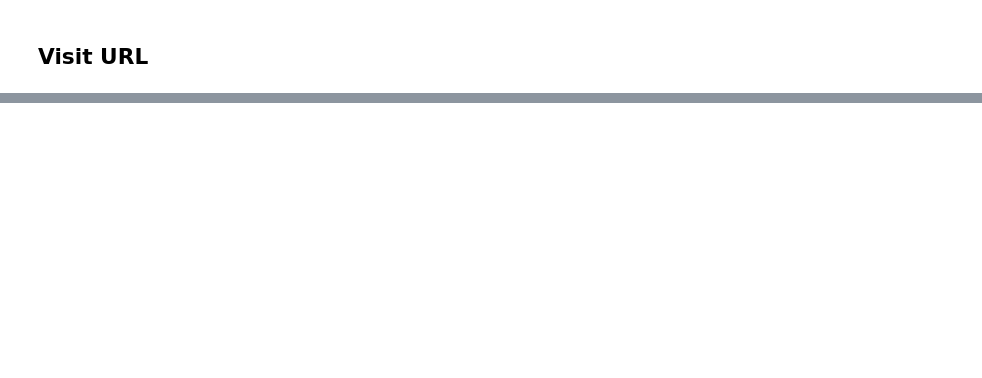
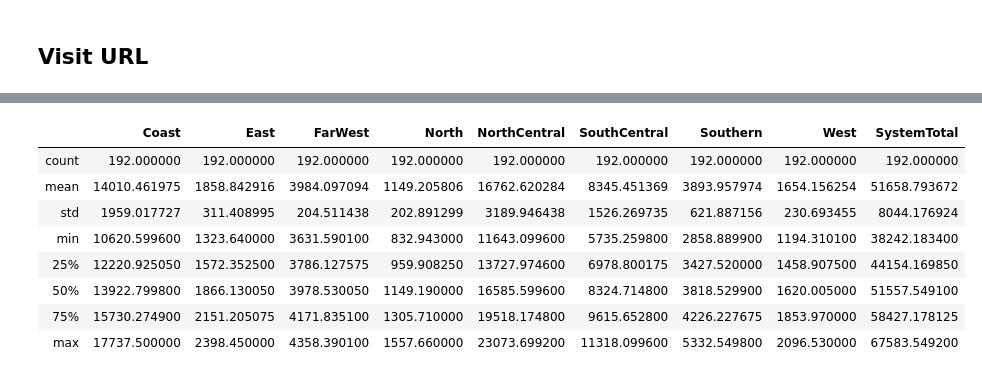
Before and after one commit to lolguin/ercot-project, a Jupyter notebook: pull_da_loadfcst.ipynb, the cells around one changed output, grey strips where cells are left out. Saved outputs shown, nothing was run; the diff lists cells and outputs as text; code cells hidden in the pictures; blank space fills up the shorter version.

```diff
--- a/pull_da_loadfcst.ipynb
+++ b/pull_da_loadfcst.ipynb
@@ -100,0 +102,4 @@ browser.visit(data_urls[0])
+# %%
+file = z.namelist()[0]
+# %%
+load_fcst = pd.read_csv(file)
@@ -100,0 +122,12 @@ browser.visit(data_urls[0])
+# %%
+#clean existing columns
+load_fcst['DeliveryDate'] = pd.to_datetime(load_fcst.DeliveryDate)
+load_fcst['HourEnding'] = load_fcst.HourEnding.str.split(':').str[0]
+
+#add file name and process info to df
+load_fcst['FileName'] = z.namelist()[0]
+load_fcst['ProcessDate'] = pd.to_datetime(load_fcst.FileName.str.split('.').str[3])
+load_fcst['ProcessHour'] = load_fcst.FileName.str.split('.').str[4]
+load_fcst['DT'] = pd.to_datetime(load_fcst.FileName.str.split('.').str[3] + load_fcst.FileName.str.split('.').str[4])
+# %%
+load_fcst['DeliveryDT'] = pd.to_datetime(load_fcst.DeliveryDate) + load_fcst.HourEnding.astype('timedelta64[h]')
@@ -100,0 +143,12 @@ browser.visit(data_urls[0])
+# %%
+load_fcst.describe()
+# %% [output]
+|  | Coast | East | FarWest | North | NorthCentral | SouthCentral | Southern | West | SystemTotal |
+| count | 192.000000 | 192.000000 | 192.000000 | 192.000000 | 192.000000 | 192.000000 | 192.000000 | 192.000000 | 192.000000 |
+| mean | 14010.461975 | 1858.842916 | 3984.097094 | 1149.205806 | 16762.620284 | 8345.451369 | 3893.957974 | 1654.156254 | 51658.793672 |
+| std | 1959.017727 | 311.408995 | 204.511438 | 202.891299 | 3189.946438 | 1526.269735 | 621.887156 | 230.693455 | 8044.176924 |
+| min | 10620.599600 | 1323.640000 | 3631.590100 | 832.943000 | 11643.099600 | 5735.259800 | 2858.889900 | 1194.310100 | 38242.183400 |
+| 25% | 12220.925050 | 1572.352500 | 3786.127575 | 959.908250 | 13727.974600 | 6978.800175 | 3427.520000 | 1458.907500 | 44154.169850 |
+| 50% | 13922.799800 | 1866.130050 | 3978.530050 | 1149.190000 | 16585.599600 | 8324.714800 | 3818.529900 | 1620.005000 | 51557.549100 |
+| 75% | 15730.274900 | 2151.205075 | 4171.835100 | 1305.710000 | 19518.174800 | 9615.652800 | 4226.227675 | 1853.970000 | 58427.178125 |
+| max | 17737.500000 | 2398.450000 | 4358.390100 | 1557.660000 | 23073.699200 | 11318.099600 | 5332.549800 | 2096.530000 | 67583.549200 |
```
Also changed, not shown: parts of 23 cells of this notebook.
